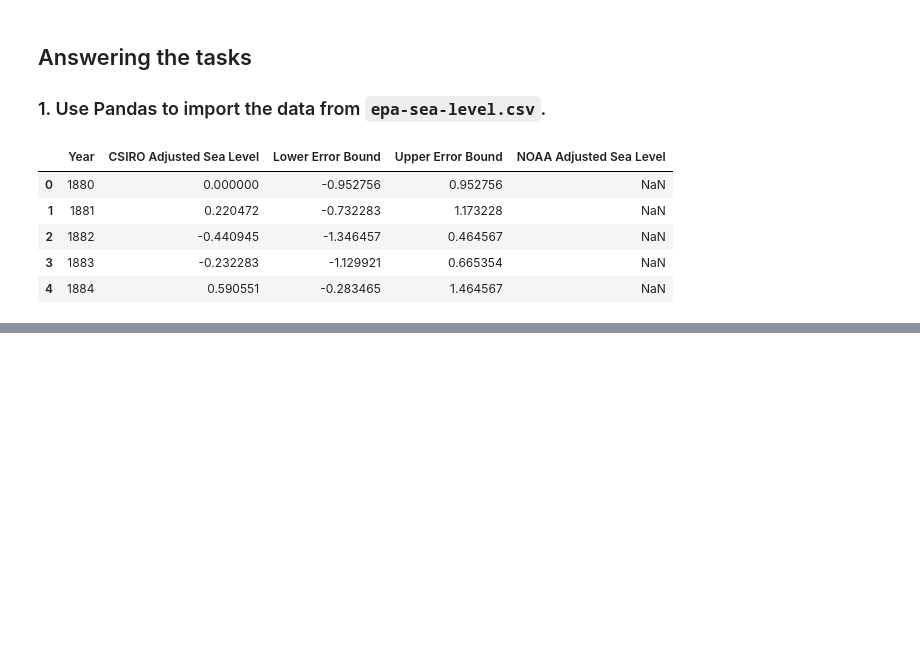
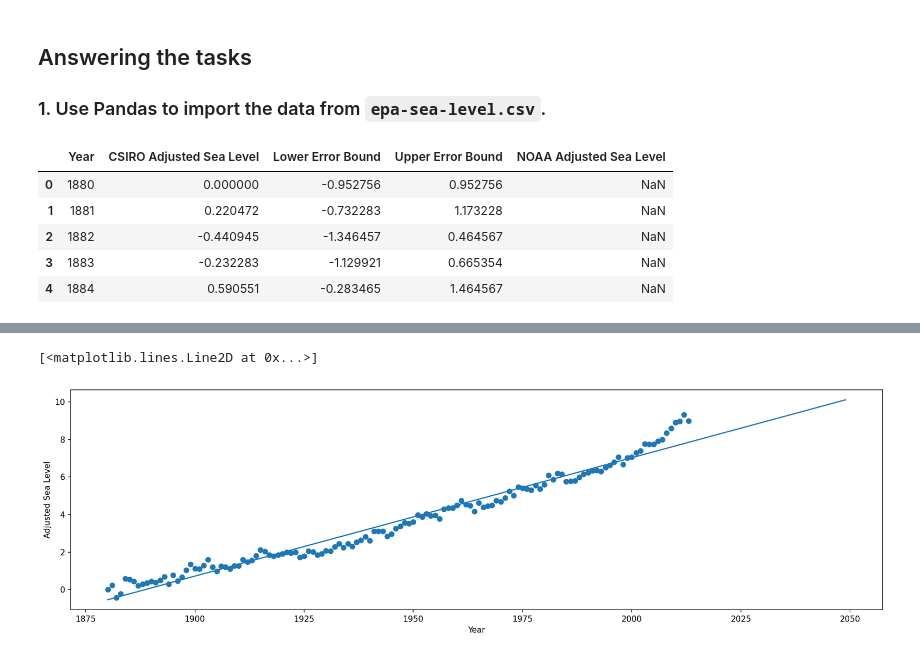
Before and after one commit to thaynanff/Data-Science-Projects, a Jupyter notebook: Data Science and Analytics/5. Sea Level Predictor/Sea Level Predictor.ipynb, the cells around one changed output, grey strips where cells are left out. Saved outputs shown, nothing was run; the diff lists cells and outputs as text; code cells hidden in the pictures; blank space fills up the shorter version.

```diff
--- a/Data Science and Analytics/5. Sea Level Predictor/Sea Level Predictor.ipynb
+++ b/Data Science and Analytics/5. Sea Level Predictor/Sea Level Predictor.ipynb
@@ -33,0 +50,16 @@ df.head()
+# %%
+lineA = linregress(df['Year'], df['CSIRO Adjusted Sea Level'])
+
+xA = np.arange(df['Year'].min(),2050,1)
+yA = xA*lineA.slope + lineA.intercept
+# %%
+fig = plt.figure(figsize=(18,5), dpi=150)
+
+plt.scatter(df['Year'], df['CSIRO Adjusted Sea Level'])
+plt.xlabel('Year')
+plt.ylabel('Adjusted Sea Level')
+
+plt.plot(xA,yA)
+# %% [output]
+[<matplotlib.lines.Line2D at 0x...>]
+[figure, added]
```
Also changed, not shown: parts of 8 cells of this notebook.
